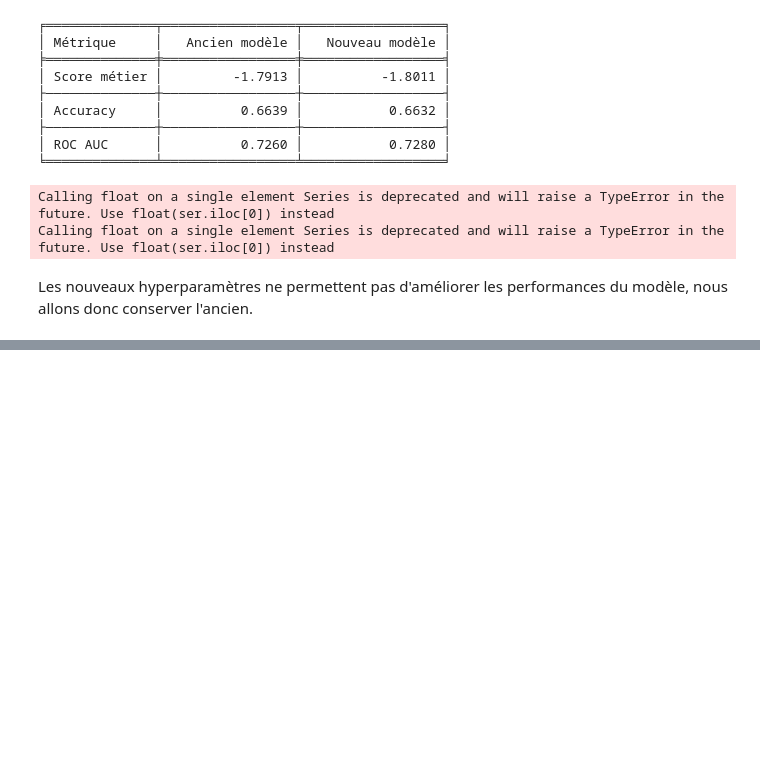
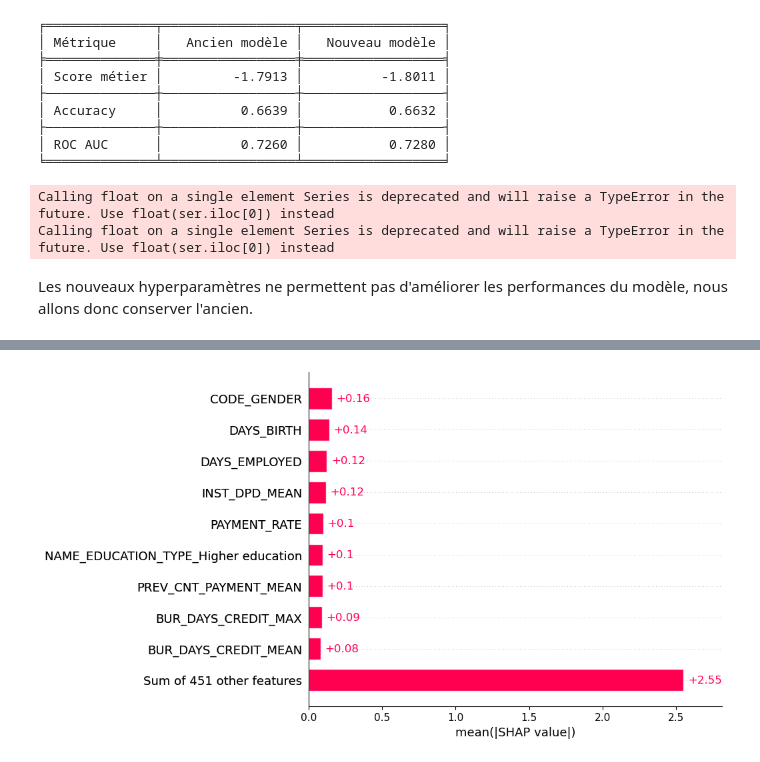
Before and after one commit to garcia-sebastien/OpenClassrooms_Projet7, a Jupyter notebook: Garcia_Sébastien_3_notebook_modélisation_062024.ipynb, the cells around one changed output, grey strips where cells are left out. Drawn from its saved outputs; the diff is of its cells as text; code cells hidden in the pictures; blank space fills up the shorter version.

```diff
--- a/Garcia_Sébastien_3_notebook_modélisation_062024.ipynb
+++ b/Garcia_Sébastien_3_notebook_modélisation_062024.ipynb
@@ -1355,0 +1408,4 @@ Les nouveaux hyperparamètres ne permettent pas d'améliorer les performances du
+# %%
+shap.plots.bar(shap_values)
+# %% [output]
+[figure, added]
```
Also changed, not shown: parts of 22 cells of this notebook.
